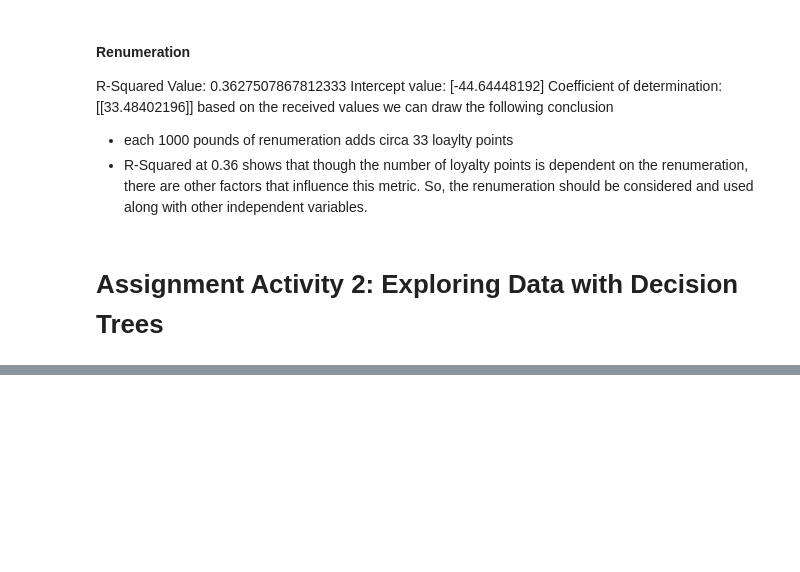
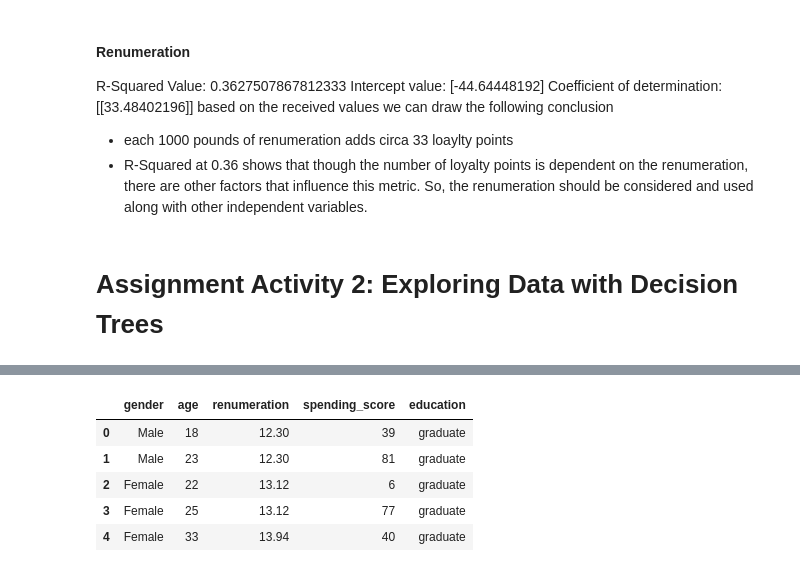
Before and after one commit to DimaBrikach/AdvancedAnalytics_Assignment, a Jupyter notebook: Dzmitry_Brykach_DA301_Assignment.ipynb, the cells around one changed output, grey strips where cells are left out. Saved outputs shown, nothing was run; the diff lists cells and outputs as text; code cells hidden in the pictures; blank space fills up the shorter version.

```diff
--- a/Dzmitry_Brykach_DA301_Assignment.ipynb
+++ b/Dzmitry_Brykach_DA301_Assignment.ipynb
@@ -381,0 +435,14 @@ based on the received values we can draw the following conclusion
+# %%
+# Specify X for the independent variables and y as the dependent variable.
+X = dt_set.drop(columns=['loyalty_points'])
+y = dt_set['loyalty_points']
+
+# quick view
+X.head()
+# %% [output]
+|  | gender | age | renumeration | spending_score | education |
+| 0 | Male | 18 | 12.30 | 39 | graduate |
+| 1 | Male | 23 | 12.30 | 81 | graduate |
+| 2 | Female | 22 | 13.12 | 6 | graduate |
+| 3 | Female | 25 | 13.12 | 77 | graduate |
+| 4 | Female | 33 | 13.94 | 40 | graduate |
```
Also changed, not shown: parts of 24 cells of this notebook.
